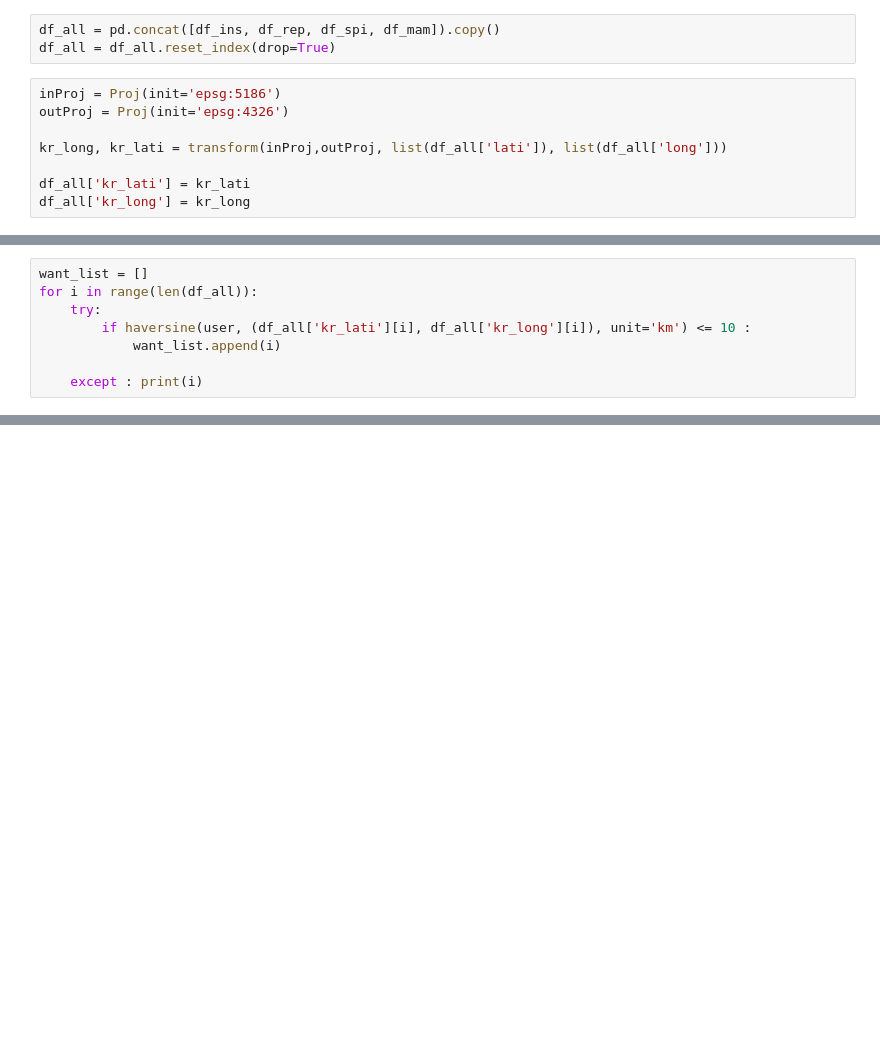
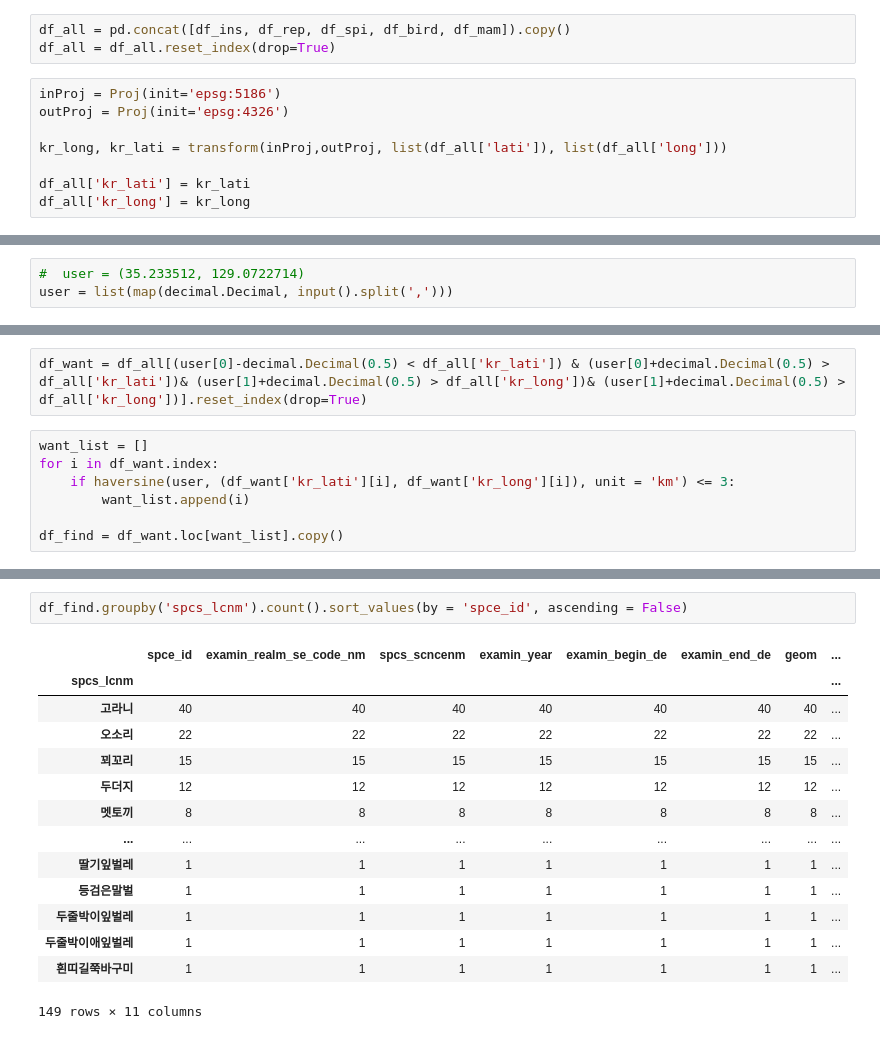
Before and after one commit to Math-Huns/Environment-Service, a Jupyter notebook: Environment_service.ipynb, the cells around one changed output, grey strips where cells are left out. Saved outputs shown, nothing was run; the diff lists cells and outputs as text; blank space fills up the shorter version.

```diff
--- a/Environment_service.ipynb
+++ b/Environment_service.ipynb
@@ -55,7 +37,7 @@ df_bird['long'] = df_bird['geom'].apply(lambda x: decimal.Decimal(x.split(' ')[1
 df_mam['lati'] = df_mam['geom'].apply(lambda x: decimal.Decimal(x.split(' ')[2].replace(')', '')))
 df_mam['long'] = df_mam['geom'].apply(lambda x: decimal.Decimal(x.split(' ')[1].replace('(', '')))
 # %%
-df_all = pd.concat([df_ins, df_rep, df_spi, df_mam]).copy()
+df_all = pd.concat([df_ins, df_rep, df_spi, df_bird, df_mam]).copy()
 df_all = df_all.reset_index(drop=True)
 # %%
 inProj = Proj(init='epsg:5186')
@@ -85,0 +50,3 @@ Name: 288510, dtype: object
+# %%
+#  user = (35.233512, 129.0722714)
+user = list(map(decimal.Decimal, input().split(',')))
@@ -86,8 +55,9 @@ Name: 288510, dtype: object
+# %%
+df_want = df_all[(user[0]-decimal.Decimal(0.5) < df_all['kr_lati']) & (user[0]+decimal.Decimal(0.5) > df_all['kr_lati'])& (user[1]+decimal.Decimal(0.5) > df_all['kr_long'])& (user[1]+decimal.Decimal(0.5) > df_all['kr_long'])].reset_index(drop=True)
 # %%
 want_list = []
-for i in range(len(df_all)):
-    try:
-        if haversine(user, (df_all['kr_lati'][i], df_all['kr_long'][i]), unit='km') <= 10 :
-            want_list.append(i)
+for i in df_want.index:
+    if haversine(user, (df_want['kr_lati'][i], df_want['kr_long'][i]), unit = 'km') <= 3:
+        want_list.append(i)
 
-    except : print(i)
+df_find = df_want.loc[want_list].copy()
@@ -132,0 +64,17 @@ m
+# %%
+df_find.groupby('spcs_lcnm').count().sort_values(by = 'spce_id', ascending = False)
+# %% [output]
+|  | spce_id | examin_realm_se_code_nm | spcs_scncenm | examin_year | examin_begin_de | examin_end_de | geom | ... |
+| spcs_lcnm |  |  |  |  |  |  |  | ... |
+| 고라니 | 40 | 40 | 40 | 40 | 40 | 40 | 40 | ... |
+| 오소리 | 22 | 22 | 22 | 22 | 22 | 22 | 22 | ... |
+| 꾀꼬리 | 15 | 15 | 15 | 15 | 15 | 15 | 15 | ... |
+| 두더지 | 12 | 12 | 12 | 12 | 12 | 12 | 12 | ... |
+| 멧토끼 | 8 | 8 | 8 | 8 | 8 | 8 | 8 | ... |
+| ... | ... | ... | ... | ... | ... | ... | ... | ... |
+| 딸기잎벌레 | 1 | 1 | 1 | 1 | 1 | 1 | 1 | ... |
+| 등검은말벌 | 1 | 1 | 1 | 1 | 1 | 1 | 1 | ... |
+| 두줄박이잎벌레 | 1 | 1 | 1 | 1 | 1 | 1 | 1 | ... |
+| 두줄박이애잎벌레 | 1 | 1 | 1 | 1 | 1 | 1 | 1 | ... |
+| 흰띠길쭉바구미 | 1 | 1 | 1 | 1 | 1 | 1 | 1 | ... |
+149 rows × 11 columns
```
Also changed, not shown: parts of 14 cells of this notebook, 7 other files.
